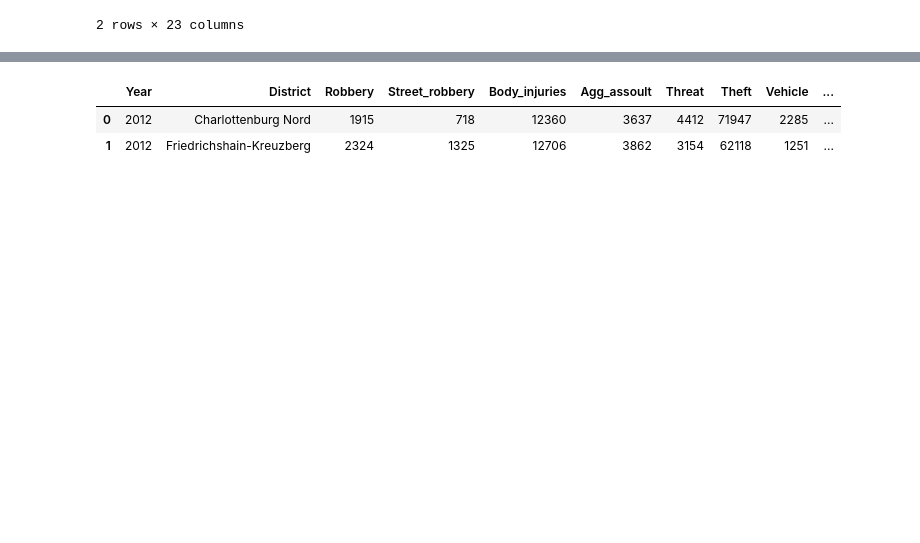
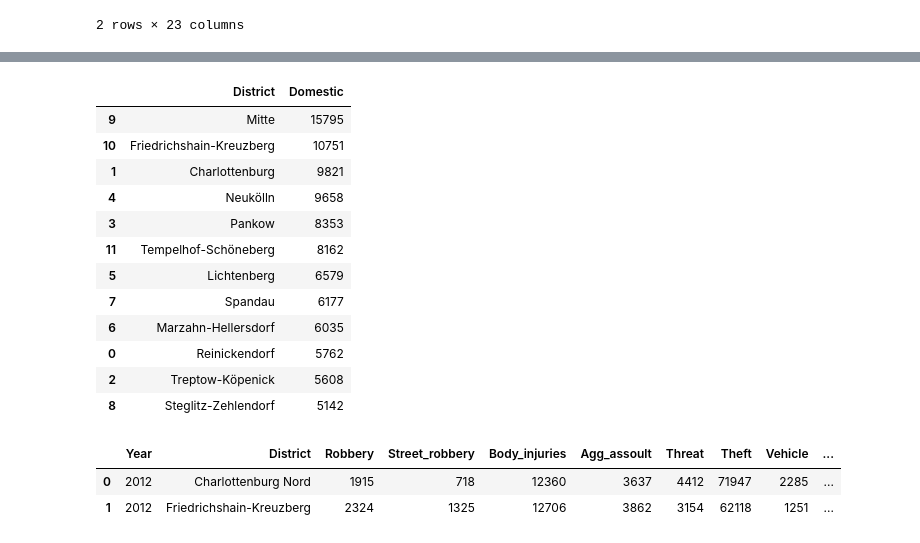
Before and after one commit to cmvaleria/Mid_bootcamp_project, a Jupyter notebook: Notebooks/Maping.ipynb, the cells around one changed output, grey strips where cells are left out. Saved outputs shown, nothing was run; the diff lists cells and outputs as text; code cells hidden in the pictures; blank space fills up the shorter version.

```diff
--- a/Notebooks/Maping.ipynb
+++ b/Notebooks/Maping.ipynb
@@ -298,3 +296,19 @@ plt.show();
+# %%
+crime_map[['District','Domestic ']].sort_values(by='Domestic ', ascending=False)
+# %% [output]
+|  | District | Domestic |
+| 9 | Mitte | 15795 |
+| 10 | Friedrichshain-Kreuzberg | 10751 |
+| 1 | Charlottenburg | 9821 |
+| 4 | Neukölln | 9658 |
+| 3 | Pankow | 8353 |
+| 11 | Tempelhof-Schöneberg | 8162 |
+| 5 | Lichtenberg | 6579 |
+| 7 | Spandau | 6177 |
+| 6 | Marzahn-Hellersdorf | 6035 |
+| 0 | Reinickendorf | 5762 |
+| 2 | Treptow-Köpenick | 5608 |
+| 8 | Steglitz-Zehlendorf | 5142 |
 # %%
 crimes_distrit_2021_Hz = pd.read_excel('../Data/Cleaned/crimes_district_Hz.xlsx')
 # %%
```
Also changed, not shown: parts of 4 cells of this notebook, 2 other files.
